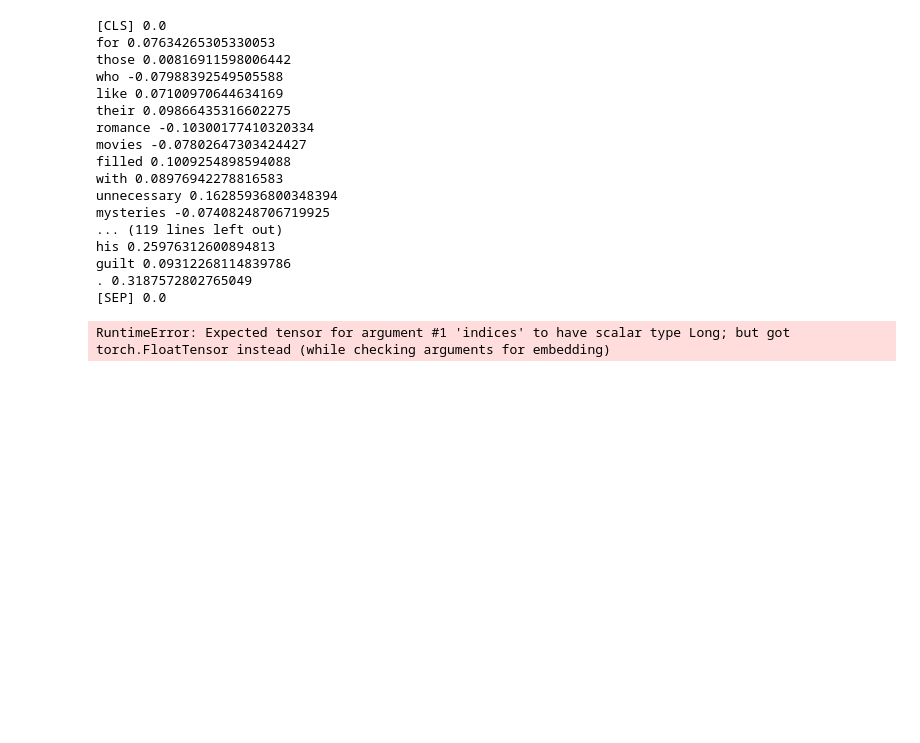
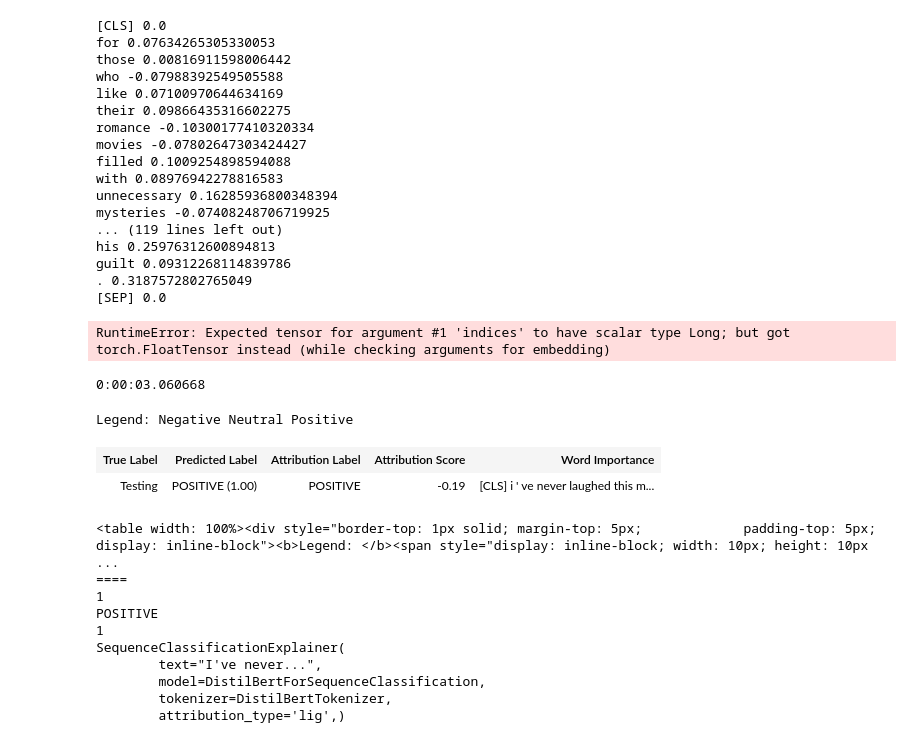
Before and after one commit to cdpierse/transformers-interpret, a Jupyter notebook: notebooks/classification_example.ipynb, the cells around one changed output. Cells and saved outputs as stored; diff of their text form; code cells hidden in the pictures; blank space fills up the shorter version.

```diff
--- a/notebooks/classification_example.ipynb
+++ b/notebooks/classification_example.ipynb
@@ -210,3 +210,68 @@ RuntimeError: Expected tensor for argument #1 'indices' to have scalar type Long
 attributions, delta = lig.attribute(inputs = input_ids,
                                    baselines=ref_input_ids,
                                    return_convergence_delta=True)
+# %%
+import datetime
+
+from captum.attr import visualization as viz
+from IPython.display import Image
+from transformers import (AutoModelForSequenceClassification,
+                          AutoModelForTokenClassification, AutoTokenizer)
+
+import os
+os.chdir("..")
+from transformers_interpret import SequenceClassificationExplainer
+
+# tokenizer = AutoTokenizer.from_pretrained("roberta-large-openai-detector")
+
+# model = AutoModelForSequenceClassification.from_pretrained("roberta-large-openai-detector")
+
+tokenizer = AutoTokenizer.from_pretrained("distilbert-base-uncased-finetuned-sst-2-english")
+model = AutoModelForSequenceClassification.from_pretrained(
+    "distilbert-base-uncased-finetuned-sst-2-english"
+)
+# %%
+
+
+# tokenizer = AutoTokenizer.from_pretrained("kuzgunlar/electra-turkish-ner")
+
+# model = AutoModelForTokenClassification.from_pretrained("kuzgunlar/electra-turkish-ner")
+
+
+text = """I've never laughed this much while feeling this stressed out from watching a movie. Best way to describe this is imagine going through a long haunted house and being constantly freaked out every second, but enjoying it every time and never getting tired. It's just fucking brilliant."""
+# NER classification produces output for each named entity it predicts. So if it predicts 2 entities for a sentence we
+# have an output of 2*len(input) to generate explanations for, it very similar in many ways to the text classification task
+
+start = datetime.datetime.now()
+se = SequenceClassificationExplainer(text, model, tokenizer, attribution_type="lig")
+
+attr = se.get_attributions()
+end = datetime.datetime.now()
+print(end - start)
+
+html_object = se.visualize()
+
+print(html_object.data)
+print("====")
+with open("test.html","w") as file:
+    file.write(html_object.data)
+
+print(se.predicted_class_index)
+print(se.predicted_class_name)
+print(se.selected_index)
+print(se)
+# %% [output]
+0:00:03.060668
+Legend: Negative Neutral Positive
+| True Label | Predicted Label | Attribution Label | Attribution Score | Word Importance |
+| Testing | POSITIVE (1.00) | POSITIVE | -0.19 | [CLS] i ' ve never laughed this m... |
+<table width: 100%><div style="border-top: 1px solid; margin-top: 5px;             padding-top: 5px; display: inline-block"><b>Legend: </b><span style="display: inline-block; width: 10px; height: 10px ...
+====
+1
+POSITIVE
+1
+SequenceClassificationExplainer(
+        text="I've never...",
+        model=DistilBertForSequenceClassification,
+        tokenizer=DistilBertTokenizer,
+        attribution_type='lig',)
```
Also changed, not shown: 11 other files.
